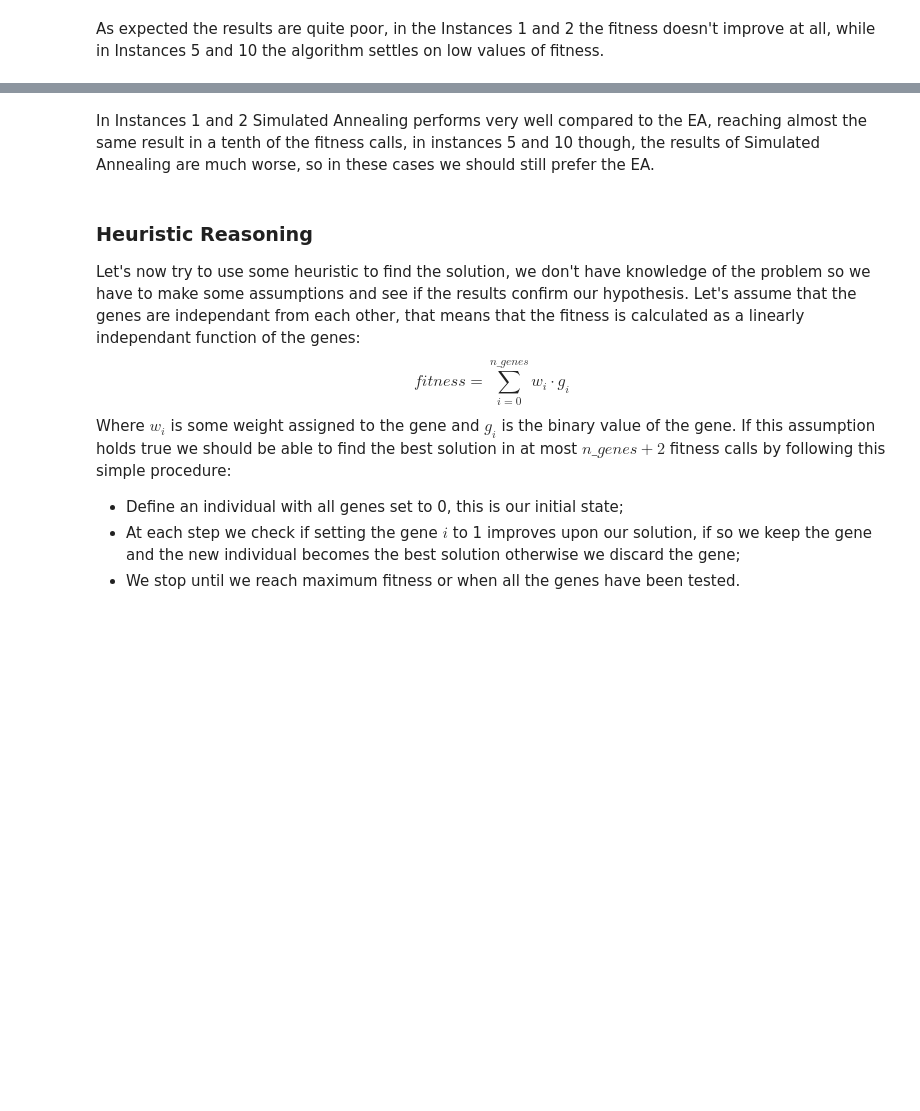
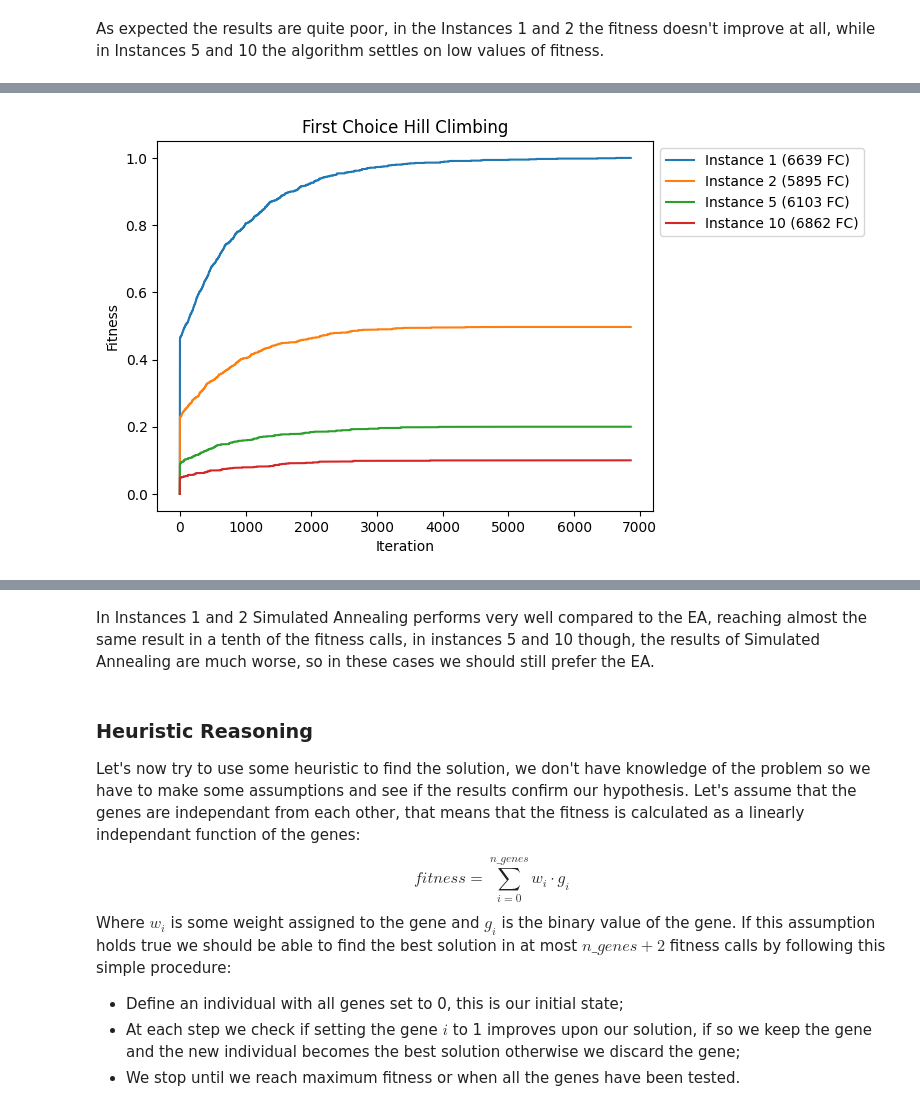
Before and after one commit to GNNatan/compint, a Jupyter notebook: Lab3/lab9.ipynb, the cells around one changed output, grey strips where cells are left out. Cells and saved outputs as stored; diff of their text form; code cells hidden in the pictures; blank space fills up the shorter version.

```diff
--- a/Lab3/lab9.ipynb
+++ b/Lab3/lab9.ipynb
@@ -102,0 +118,49 @@ As expected the results are quite poor, in the Instances 1 and 2 the fitness doe
+# %%
+p_1 = lab9_lib.make_problem(1)
+p_2 = lab9_lib.make_problem(2)
+p_5 = lab9_lib.make_problem(5)
+p_10 = lab9_lib.make_problem(10)
+
+
+def neighbor(p:Individual, sample_size) -> Individual:
+    n = p.genome.copy()
+    flip = sample(range(NUM_LOCI), sample_size)
+    for f in flip:
+        n[f] = 1 - n[f]
+    return Individual(n)
+
+def hill_climbing(fitness, distance=int(NUM_LOCI/2), max_wait=1000):
+    current = Individual(choices([0, 1], k=NUM_LOCI))
+    i = 0
+    last_improvement = 0
+    fitness_plot = [0]
+    while current.evaluate(fitness)!=1 and i < last_improvement + max_wait:
+        next = neighbor(current, distance)
+        if next.evaluate(fitness) > current.evaluate(fitness):
+            current = next
+            last_improvement = i
+        i += 1
+        fitness_plot.append(current.evaluate(fitness))
+    return fitness_plot, fitness.calls
+
+
+hc1, hc1c = hill_climbing(p_1, 1)
+hc2, hc2c = hill_climbing(p_2, 1)
+hc5, hc5c = hill_climbing(p_5, 1)
+hc10, hc10c = hill_climbing(p_10, 1)
+x_axis = range(max(len(hc1), len(hc2), len(hc5), len(hc10)))
+for a in [hc1, hc2, hc5, hc10]:
+    while len(a) < len(x_axis):
+        a.append(a[-1])
+
+plt.title("First Choice Hill Climbing")
+plt.xlabel("Iteration")
+plt.ylabel("Fitness")
+plt.plot(x_axis, hc1, label = "Instance 1 ("+str(hc1c)+" FC)")
+plt.plot(x_axis, hc2, label = "Instance 2 ("+str(hc2c)+" FC)")
+plt.plot(x_axis, hc5, label = "Instance 5 ("+str(hc5c)+" FC)")
+plt.plot(x_axis, hc10, label = "Instance 10 ("+str(hc10c)+" FC)")
+plt.legend(loc='upper left', bbox_to_anchor=(1, 1))
+plt.show()
+# %% [output]
+[figure, added]
```
Also changed, not shown: parts of 11 cells of this notebook, 1 other file.
